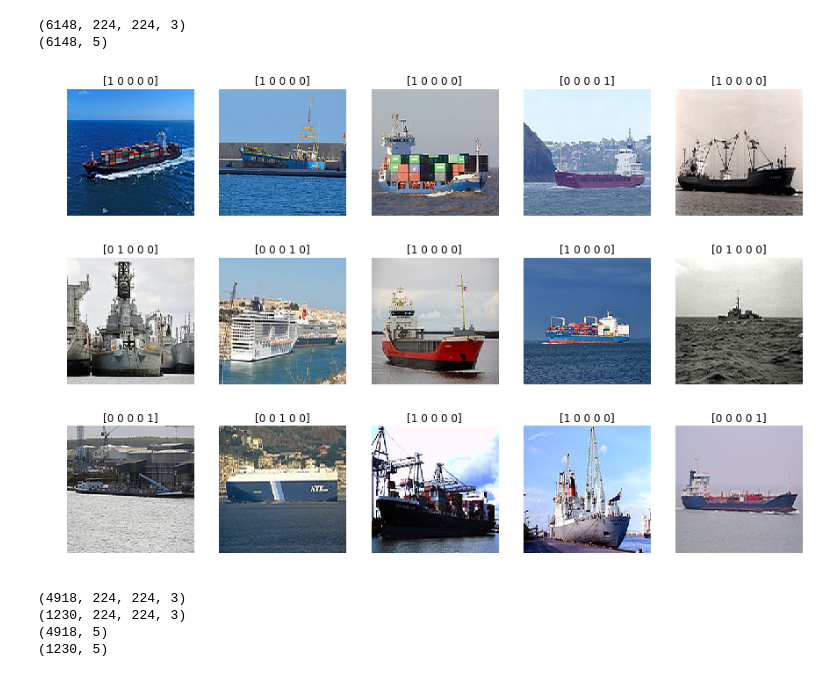
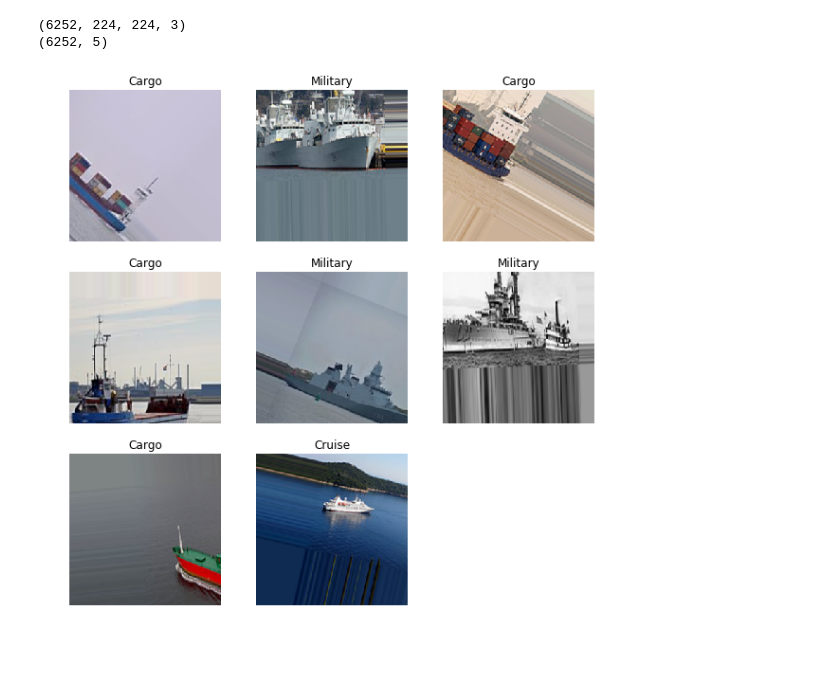
Before and after one commit to agavrampos/Boat-Classification, a Jupyter notebook: Boat_Classification_V2.ipynb, the cells around one changed output. Cells and saved outputs as stored; diff of their text form; code cells hidden in the pictures.

```diff
--- a/Boat_Classification_V2.ipynb
+++ b/Boat_Classification_V2.ipynb
@@ -71,6 +24,20 @@ array([[0, 1, 0, 0, 0],
+# %%
+IMG_SIZE = 224
+
+def preprocess_image(path):
+    img = cv2.imread(path, 1)
+    img = cv2.cvtColor(img, cv2.COLOR_BGR2RGB)
+    return (cv2.resize(img, (IMG_SIZE, IMG_SIZE)) / 255.0)
+# %%
+x_train = np.zeros(shape=(len(data.image), IMG_SIZE, IMG_SIZE, 3))
+for i, image in tqdm.tqdm(enumerate(data.image)):
+    x_train[i] = preprocess_image("images\\" + image)
+# %%
+y_train = data.category
+y_train = np.eye(np.max(y_train))[y_train - 1].astype(int)
 # %%
-print(features.shape)
-print(labels.shape)
+print(x_train.shape)
+print(y_train.shape)
 # %% [output]
-(6148, 224, 224, 3)
-(6148, 5)
+(6252, 224, 224, 3)
+(6252, 5)
@@ -81,37 +44,28 @@ import matplotlib.image as mpimg
+# %%
+x_train, x_valid, y_train, y_valid = train_test_split(x_train, y_train, test_size=0.2)
+
+BATCH_SIZE = 8
+
+datagen = ImageDataGenerator(rotation_range=45,
+                             horizontal_flip=True,
+                             width_shift_range=0.5,
+                             height_shift_range=0.5,
+                             dtype='float32')
+datagen.fit(x_train, augment=True, rounds=1, seed=2019)
+train_generator = datagen.flow(x_train, y_train,
+                               batch_size=BATCH_SIZE, seed=2019)
 # %%
-fig = plt.figure(figsize=(15, 10))
+fig = plt.figure(figsize=(10, 10))
+batch = next(train_generator)
 
-for i in range(1, 16):
-    ax1 = fig.add_subplot(3, 5, i)
+# print(batch[1])
+
+SIZE = 3
+
+for i in range(8):
+    ax1 = fig.add_subplot(SIZE, SIZE, i + 1)
     ax1.axis('off')
-    ax1.title.set_text(labels[i])
-    ax1.imshow(features[i])
-
-# label_index_dict = {'Cargo': 0, 'Military': 1, 'Carrier': 2, 'Cruise': 3, 'Tankers': 4}
+    ax1.title.set_text(index_to_label[np.where(batch[1][i]==1)[0][0]])
+    ax1.imshow(batch[0][i])
 # %% [output]
-[figure, old version]
+[figure, new version]
-# %%
-from keras.preprocessing.image import ImageDataGenerator
-
-from sklearn.model_selection import train_test_split
-
-x_train, x_valid, y_train, y_valid = train_test_split(features, labels, test_size=0.2)
-
-datagen = ImageDataGenerator(rotation_range=30,
-                             horizontal_flip=True,
-                             width_shift_range=0.3,
-                             height_shift_range=0.3,
-                             dtype='float32')
-
-train_generator = datagen.flow(x_train, y_train,
-                               batch_size=32)
-
-print(x_train.shape)
-print(x_valid.shape)
-print(y_train.shape)
-print(y_valid.shape)
-# %% [output]
-(4918, 224, 224, 3)
-(1230, 224, 224, 3)
-(4918, 5)
-(1230, 5)
```
Also changed, not shown: parts of 22 cells of this notebook, 1 other file.
